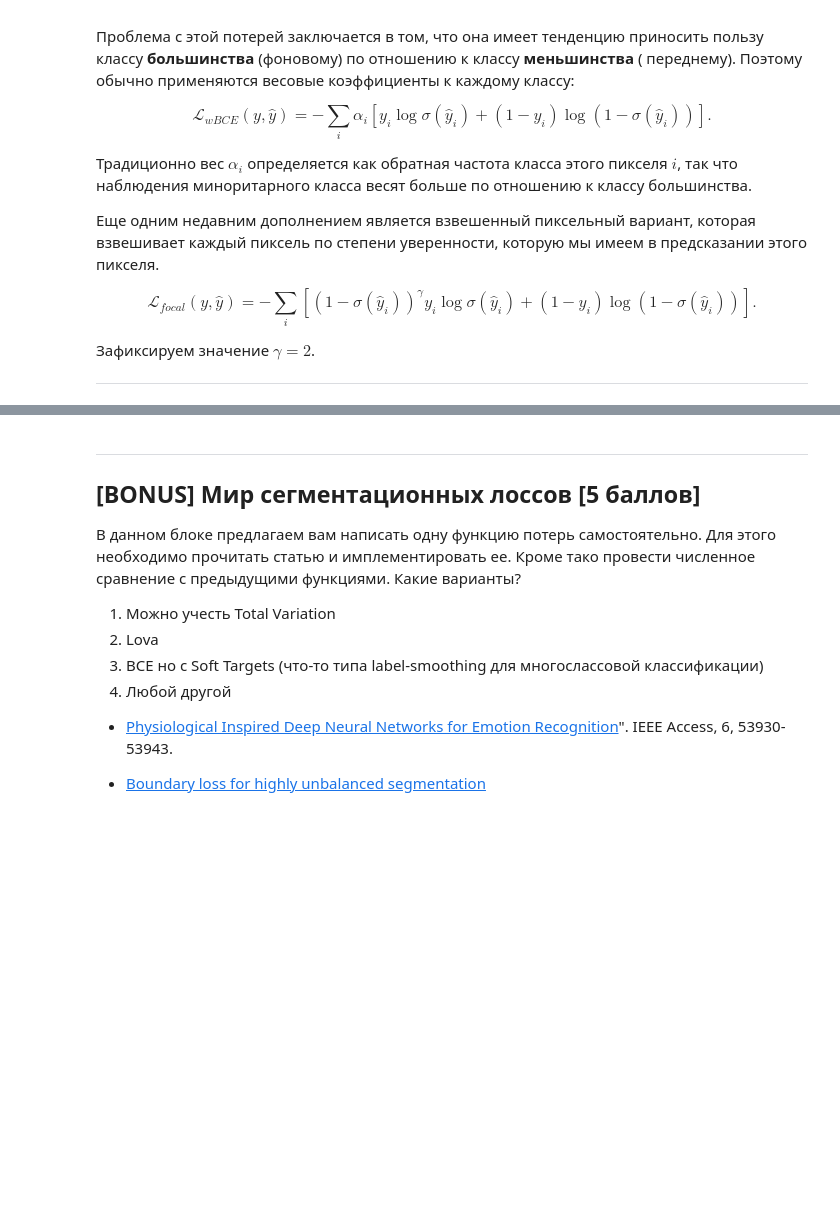
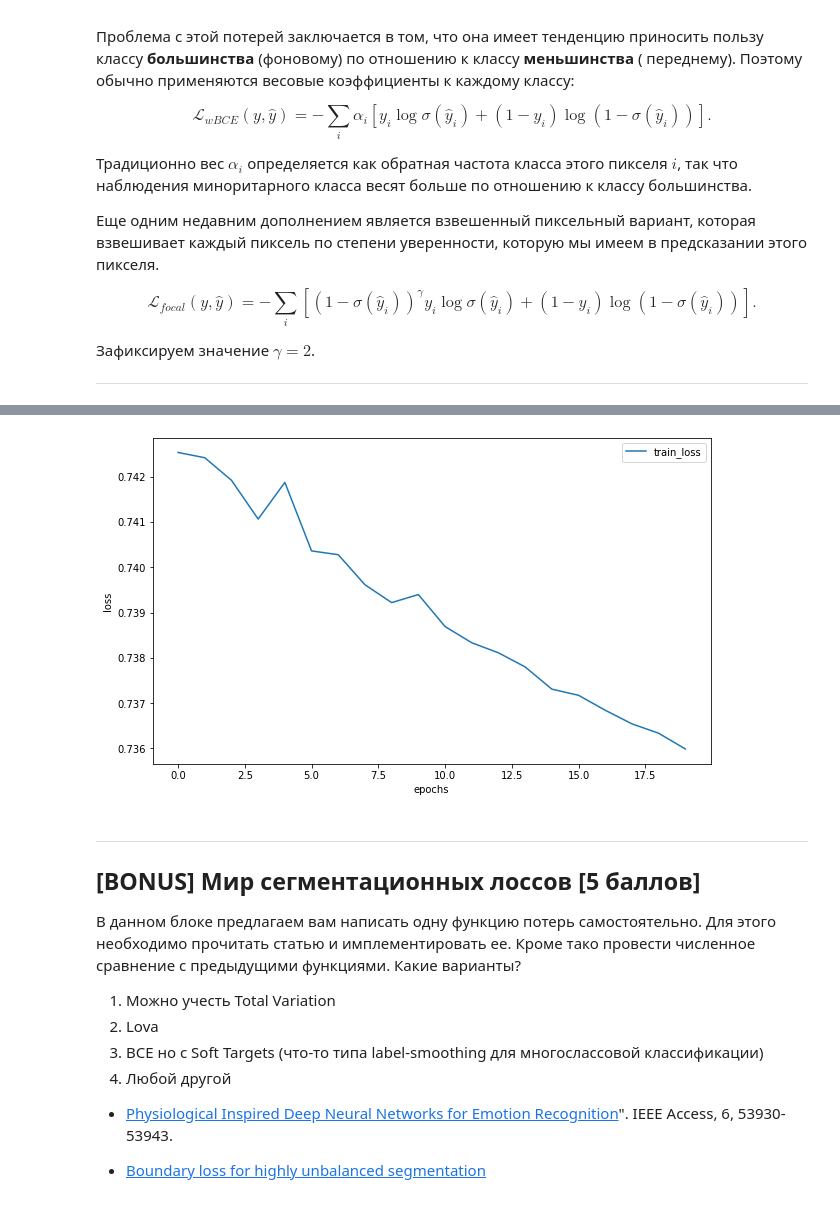
Before and after one commit to LevPerla/DLS_CV_Course, a Jupyter notebook: homeworks_2/[hw]semantic_segmentation.ipynb, the cells around one changed output, grey strips where cells are left out. Saved outputs shown, nothing was run; the diff lists cells and outputs as text; code cells hidden in the pictures; blank space fills up the shorter version.

```diff
--- a/homeworks_2/[hw]semantic_segmentation.ipynb
+++ b/homeworks_2/[hw]semantic_segmentation.ipynb
@@ -402,3 +534,14 @@ score_model(model_focal, iou_pytorch, data_val)
+# %%
+loss = history
+
+plt.figure(figsize=(10, 6))
+plt.plot(loss, label="train_loss")
+plt.legend(loc='best')
+plt.xlabel("epochs")
+plt.ylabel("loss")
+plt.show()
+# %% [output]
+[figure, added]
 # %% [markdown]
 ----------------------------------------------------------------------------------------------
 
```
Also changed, not shown: parts of 28 cells of this notebook.
